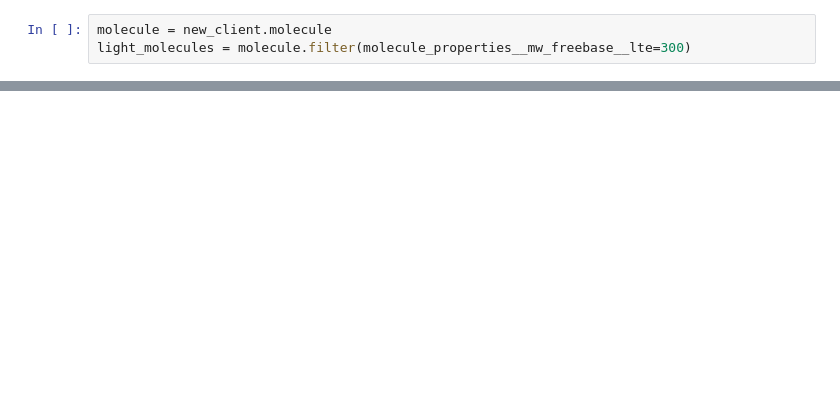
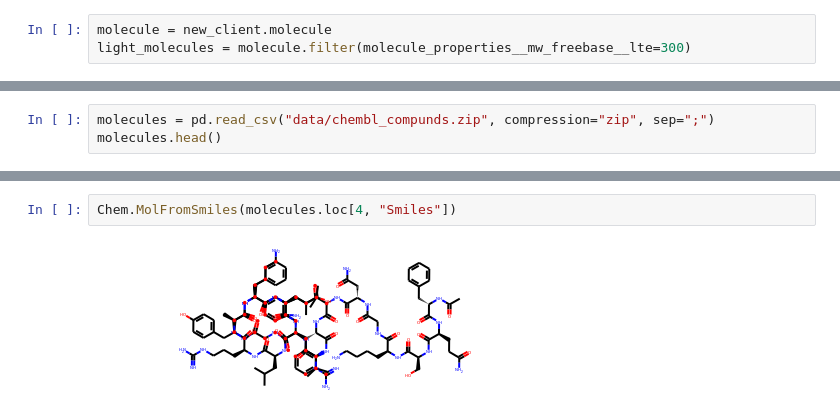
Before and after one commit to robertlizatovic/DeepChemistry, a Jupyter notebook: fetch_data.ipynb, the cells around one changed output, grey strips where cells are left out. Cells and saved outputs as stored; diff of their text form; blank space fills up the shorter version.

```diff
--- a/fetch_data.ipynb
+++ b/fetch_data.ipynb
@@ -112,0 +50,3 @@ molecule[3999]
+# %%
+molecules = pd.read_csv("data/chembl_compunds.zip", compression="zip", sep=";")
+molecules.head()
@@ -112,0 +81,4 @@ molecule[3999]
+# %%
+Chem.MolFromSmiles(molecules.loc[4, "Smiles"])
+# %% [output]
+[figure, added]
```
Also changed, not shown: parts of 15 cells of this notebook, 1 other file.
